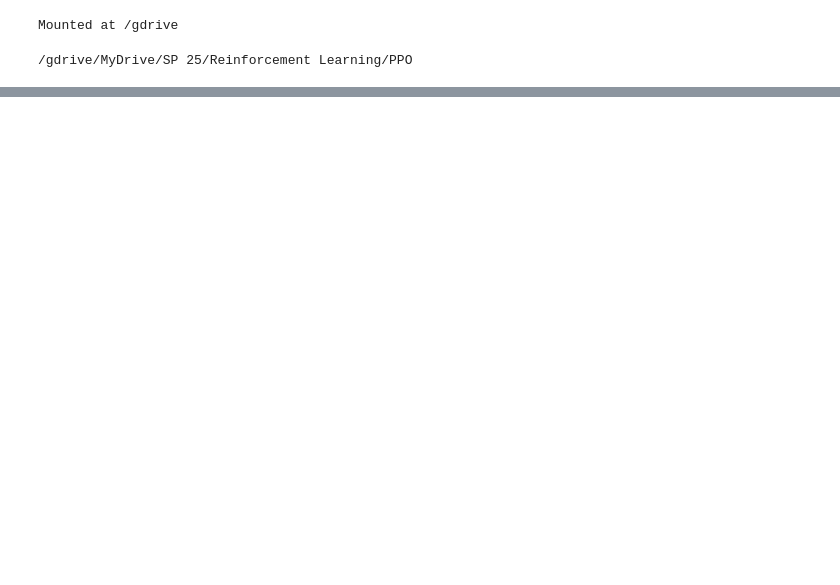
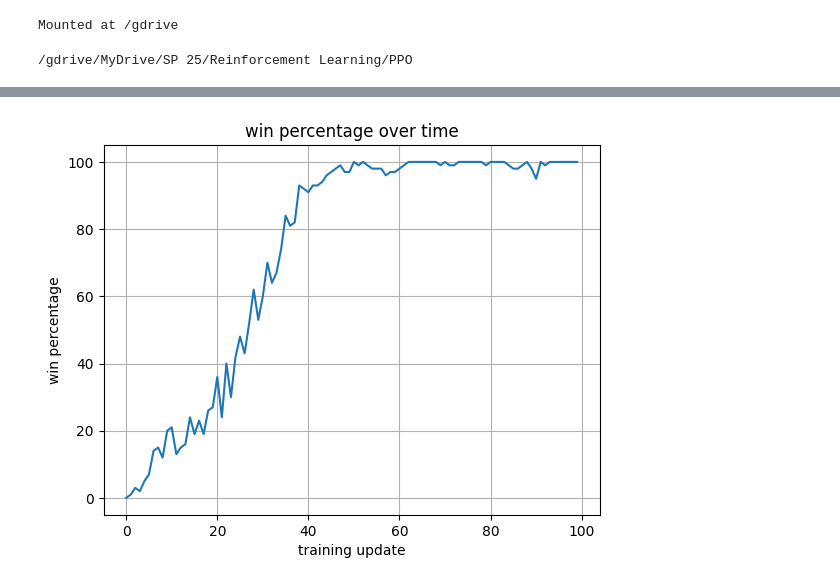
Before and after one commit to aimeekco/reinforcement-learning, a Jupyter notebook: SimplePO/SimplePO.ipynb, the cells around one changed output, grey strips where cells are left out. Cells and saved outputs as stored; diff of their text form; code cells hidden in the pictures; blank space fills up the shorter version.

```diff
--- a/SimplePO/SimplePO.ipynb
+++ b/SimplePO/SimplePO.ipynb
@@ -131,3 +150,12 @@ x··ᗣ·x
 x····x
 x···◯x
 xxxxxx
+# %%
+plt.plot(range(M), win_array)
+plt.xlabel('training update')
+plt.ylabel('win percentage')
+plt.title('win percentage over time')
+plt.grid()
+plt.show()
+# %% [output]
+[figure, added]
```
Also changed, not shown: parts of 5 cells of this notebook, 1 other file.
